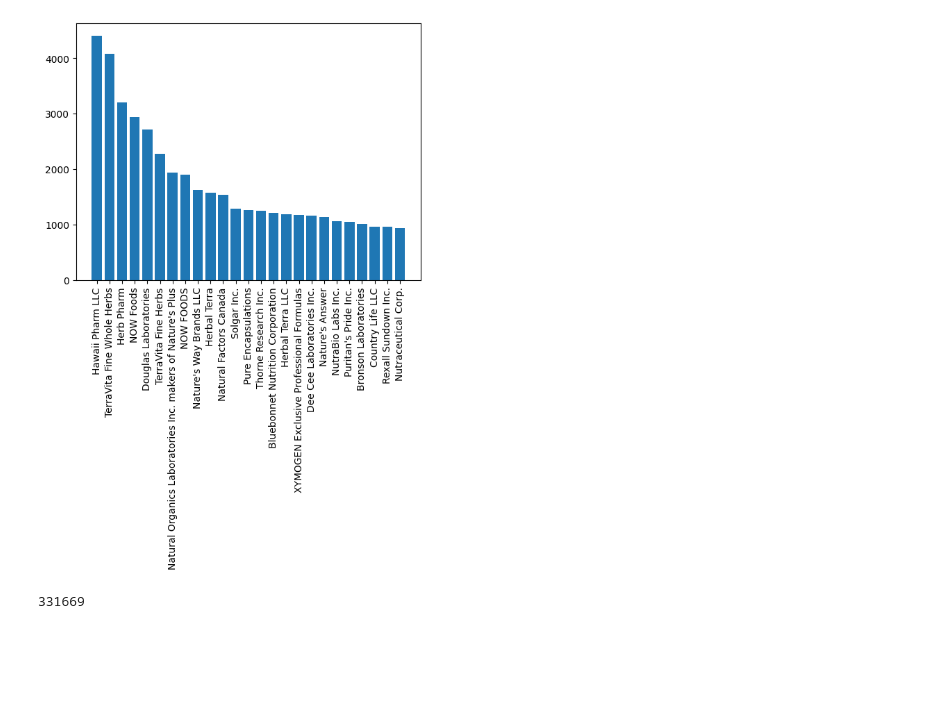
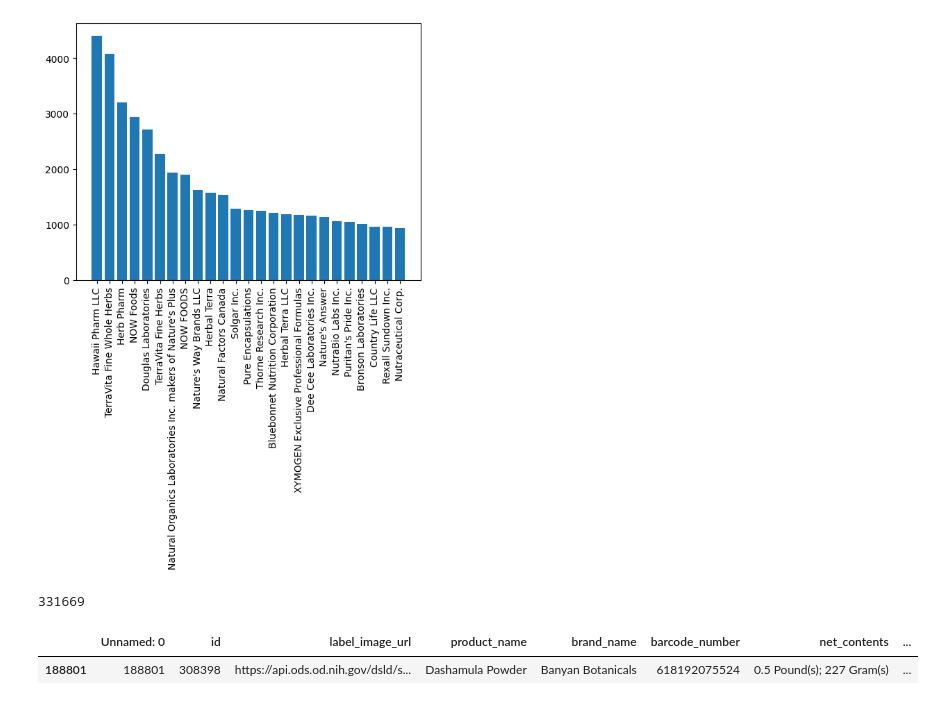
Before and after one commit to LennoxC/labeldetection-datagen-client-tabular, a Jupyter notebook: eda.ipynb, the cells around one changed output. Cells and saved outputs as stored; diff of their text form; code cells hidden in the pictures; blank space fills up the shorter version.

```diff
--- a/eda.ipynb
+++ b/eda.ipynb
@@ -61,0 +67,5 @@ max(df["id"])
+# %%
+df[df["id"] == id_investigate]
+# %% [output]
+|  | Unnamed: 0 | id | label_image_url | product_name | brand_name | barcode_number | net_contents | ... |
+| 188801 | 188801 | 308398 | https://api.ods.od.nih.gov/dsld/s... | Dashamula Powder | Banyan Botanicals | 618192075524 | 0.5 Pound(s); 227 Gram(s) | ... |
```
Also changed, not shown: parts of 20 cells of this notebook, 2 other files.
